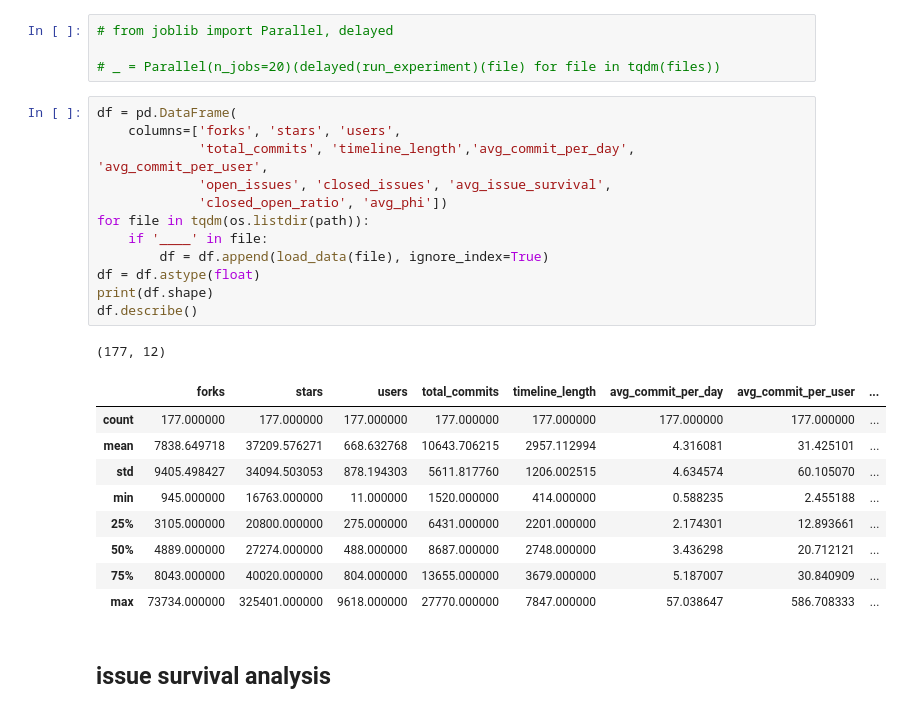
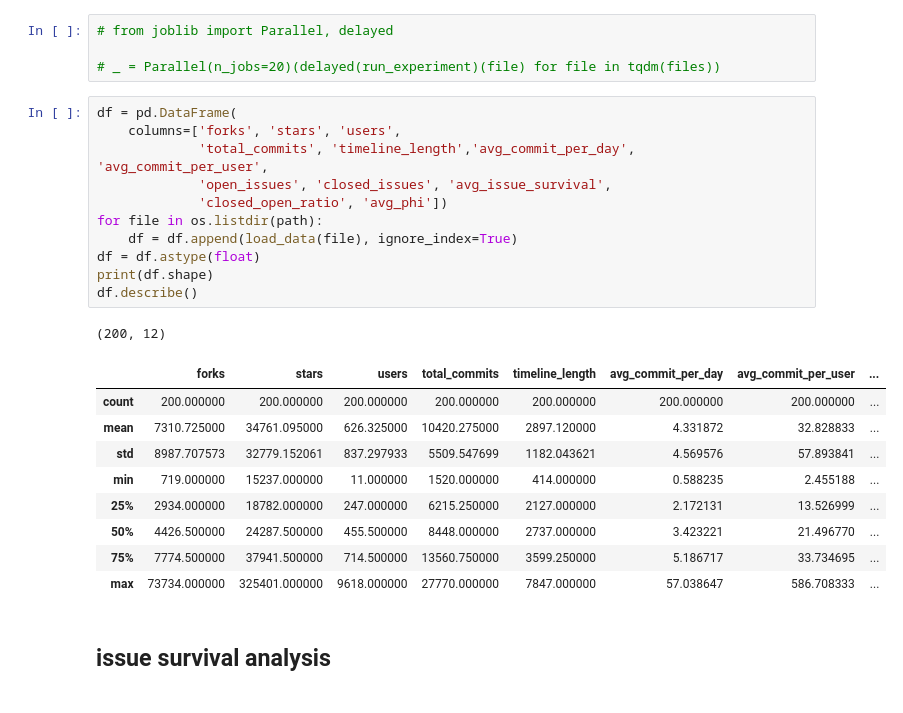
Before and after one commit to s-omranpour/Social-Phi, a Jupyter notebook: examples/data/data analysis.ipynb, the cells around one changed output. Saved outputs shown, nothing was run; the diff lists cells and outputs as text.

```diff
--- a/examples/data/data analysis.ipynb
+++ b/examples/data/data analysis.ipynb
@@ -66,25 +66,24 @@ def load_data(file):
 # %%
 df = pd.DataFrame(
     columns=['forks', 'stars', 'users',
              'total_commits', 'timeline_length','avg_commit_per_day', 'avg_commit_per_user',
              'open_issues', 'closed_issues', 'avg_issue_survival',
              'closed_open_ratio', 'avg_phi'])
-for file in tqdm(os.listdir(path)):
-    if '____' in file:
-        df = df.append(load_data(file), ignore_index=True)
+for file in os.listdir(path):
+    df = df.append(load_data(file), ignore_index=True)
 df = df.astype(float)
 print(df.shape)
 df.describe()
 # %% [output]
-(177, 12)
+(200, 12)
 |  | forks | stars | users | total_commits | timeline_length | avg_commit_per_day | avg_commit_per_user | ... |
-| count | 177.000000 | 177.000000 | 177.000000 | 177.000000 | 177.000000 | 177.000000 | 177.000000 | ... |
-| mean | 7838.649718 | 37209.576271 | 668.632768 | 10643.706215 | 2957.112994 | 4.316081 | 31.425101 | ... |
-| std | 9405.498427 | 34094.503053 | 878.194303 | 5611.817760 | 1206.002515 | 4.634574 | 60.105070 | ... |
-| min | 945.000000 | 16763.000000 | 11.000000 | 1520.000000 | 414.000000 | 0.588235 | 2.455188 | ... |
-| 25% | 3105.000000 | 20800.000000 | 275.000000 | 6431.000000 | 2201.000000 | 2.174301 | 12.893661 | ... |
-| 50% | 4889.000000 | 27274.000000 | 488.000000 | 8687.000000 | 2748.000000 | 3.436298 | 20.712121 | ... |
-| 75% | 8043.000000 | 40020.000000 | 804.000000 | 13655.000000 | 3679.000000 | 5.187007 | 30.840909 | ... |
+| count | 200.000000 | 200.000000 | 200.000000 | 200.000000 | 200.000000 | 200.000000 | 200.000000 | ... |
+| mean | 7310.725000 | 34761.095000 | 626.325000 | 10420.275000 | 2897.120000 | 4.331872 | 32.828833 | ... |
+| std | 8987.707573 | 32779.152061 | 837.297933 | 5509.547699 | 1182.043621 | 4.569576 | 57.893841 | ... |
+| min | 719.000000 | 15237.000000 | 11.000000 | 1520.000000 | 414.000000 | 0.588235 | 2.455188 | ... |
+| 25% | 2934.000000 | 18782.000000 | 247.000000 | 6215.250000 | 2127.000000 | 2.172131 | 13.526999 | ... |
+| 50% | 4426.500000 | 24287.500000 | 455.500000 | 8448.000000 | 2737.000000 | 3.423221 | 21.496770 | ... |
+| 75% | 7774.500000 | 37941.500000 | 714.500000 | 13560.750000 | 3599.250000 | 5.186717 | 33.734695 | ... |
 | max | 73734.000000 | 325401.000000 | 9618.000000 | 27770.000000 | 7847.000000 | 57.038647 | 586.708333 | ... |
 # %% [markdown]
 ## issue survival analysis
```
Also changed, not shown: parts of 6 cells of this notebook, 47 other files.
